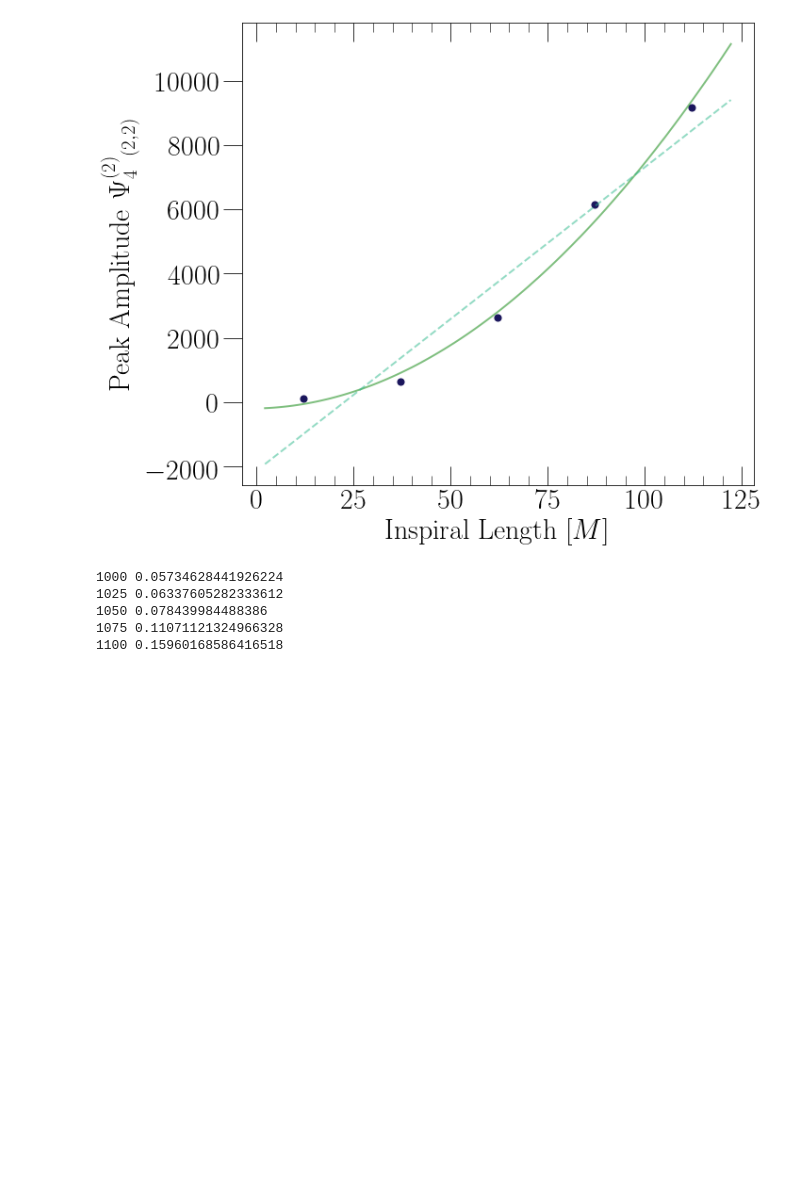
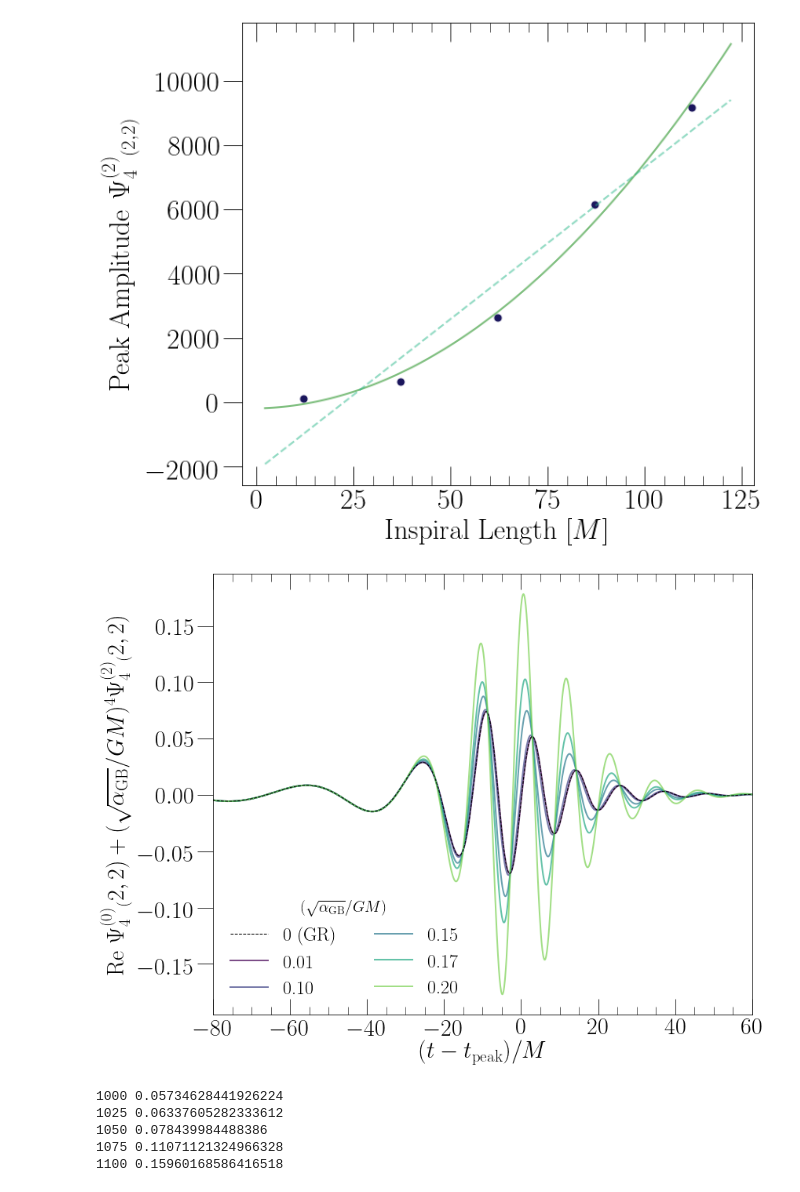
Before and after one commit to mariaokounkova/EDGB, a Jupyter notebook: NonSpinning/EDGB_GW.ipynb, the cells around one changed output. Saved outputs shown, nothing was run; the diff lists cells and outputs as text; code cells hidden in the pictures; blank space fills up the shorter version.

Commit message:
Plotting: Added 'together' plot
Added psi4 + deltapsi4 plot

```diff
--- a/NonSpinning/EDGB_GW.ipynb
+++ b/NonSpinning/EDGB_GW.ipynb
@@ -112,6 +112,21 @@ def GetPeakTimeMode(time, data): ###
 def SubtractPeakTimeMode(time, data): ###
     t_peak = GetPeakTimeMode(time, data)
     return time - t_peak
+
+def GetPeakTimeModeReal(time, data): ###
+    ## Peak time being the peak of the magnitude of the data
+    t_peak = time[np.argmax(np.real(data))]
+    return t_peak
+
+def SubtractPeakTimeModeReal(time, data): ###
+    t_peak = GetPeakTimeModeReal(time, data)
+    return time - t_peak
+
+def InterpolateTimes(time, data, time_dest):
+    """ Interpolates time, data onto new time axis
+        time_dest """
+    interpolant = scipy.interpolate.CubicSpline(time, data)
+    return interpolant(time_dest)
 # %%
 ## Secular growth plots
 def SecularRegimePlot():
@@ -306,8 +321,12 @@ def TogetherPlot(log=False):
     rad = 10
     f, ax = plt.subplots(1, figsize=(12,6) if log else (12, 9))
 
-    #time, data = GethPsi4Mode(ev_dir(2500, 25, lev=lev), radius=rad)
-    time, data = GethPsi4ModeExtrapolated(ex_dir(2500, 25, lev=lev))
+
+    start = 1100
+    p = "/Users/mokounkova/EDGB/NonSpinning/Data/" + str(start) + "/Ev/JoinedLev0/"
+
+    time, data = GethPsi4Mode(p, radius=rad)
+    #time, data = GethPsi4ModeExtrapolated(ex_dir(2500, 25, lev=lev))
     t_peak = GetPeakTimeModeReal(time, data)
     time = time - t_peak
     ## Cut the time with the ramp time because that wasn't done
@@ -315,8 +334,8 @@ def TogetherPlot(log=False):
     cut_max = max(time)
     time, data = CutTimes(time, data, cut_min, cut_max)
 
-    #gr_time, gr_data = GetPsi4Mode(bev_dir(lev=lev), radius=rad)
-    gr_time, gr_data = GetPsi4ModeExtrapolated(bex_dir(lev=lev))
+    gr_time, gr_data = GetPsi4Mode(p, radius=rad)
+    #gr_time, gr_data = GetPsi4ModeExtrapolated(bex_dir(lev=lev))
     gr_time = gr_time - t_peak
     gr_time, gr_data = CutTimes(gr_time, gr_data, cut_min, cut_max)
 
@@ -326,7 +345,7 @@ def TogetherPlot(log=False):
 
     #ax.plot(time, data)
 
-    l_arr = [0.01, 0.1, 0.12, 0.14, 0.15, 0.16, 0.17] #[0.226, 0.3]
+    l_arr = [0.01, 0.1, 0.15, 0.17, 0.2]
 
     cmap = matplotlib.cm.get_cmap(color_map)
     colors = [cmap(float(i)/(len(l_arr))) for i in range(len(l_arr))]
@@ -337,33 +356,35 @@ def TogetherPlot(log=False):
         total = gr_data + l**4 * data
         ax.plot(time, total, lw=2.0, label='%.2f' % l, color=color,alpha=0.7)
     ax.plot(time, gr_data, lw=1.0, ls='--', color='black')
 
 
     legend = ax.legend(fontsize=24, loc='lower left', frameon=False, ncol=2, \
                        title=r'$(\sqrt{\alpha_\mathrm{GB}}/GM)$')
     plt.setp(legend.get_title(),fontsize=20)
     ax.set_ylabel(r'Re $\Psi_4^{(0)} {}_(2,2) + (\sqrt{\alpha_\mathrm{GB}}/GM)^4 \Psi_4^{(2)} {}_(2,2)$' , \
                   fontsize=30)
     if log:
        ax.set_ylabel(r'$\|\textrm{Re }\Psi_4^{(0)} {}_(2,2) + (\sqrt{\alpha_\mathrm{GB}}/GM)^4 \Psi_4^{(2)} {}_(2,2)\|$' \
                      , fontsize=26)
     ax.set_xlim(-50, 50)
     ax.set_xlim(cut_min, cut_max)
     if log:
         ax.set_ylim(3e-3, 1e-1)
         ax.set_xlim(-80, 20)
     else:
         ax.set_xlim(-80, 60)
     ax.set_xlabel('$(t - t_\mathrm{peak})/M$', fontsize=30)
     if log:
         ax.set_yscale('log')
 
     plt.tight_layout()
     plt.savefig(figname + '.pdf')
     plt.show()
 
 TogetherPlot()
 #TogetherPlot(log=True)
+# %% [output]
+[figure, added]
 # %%
 ## Regime of validity
 
```
Also changed, not shown: parts of 1 cell of this notebook.
